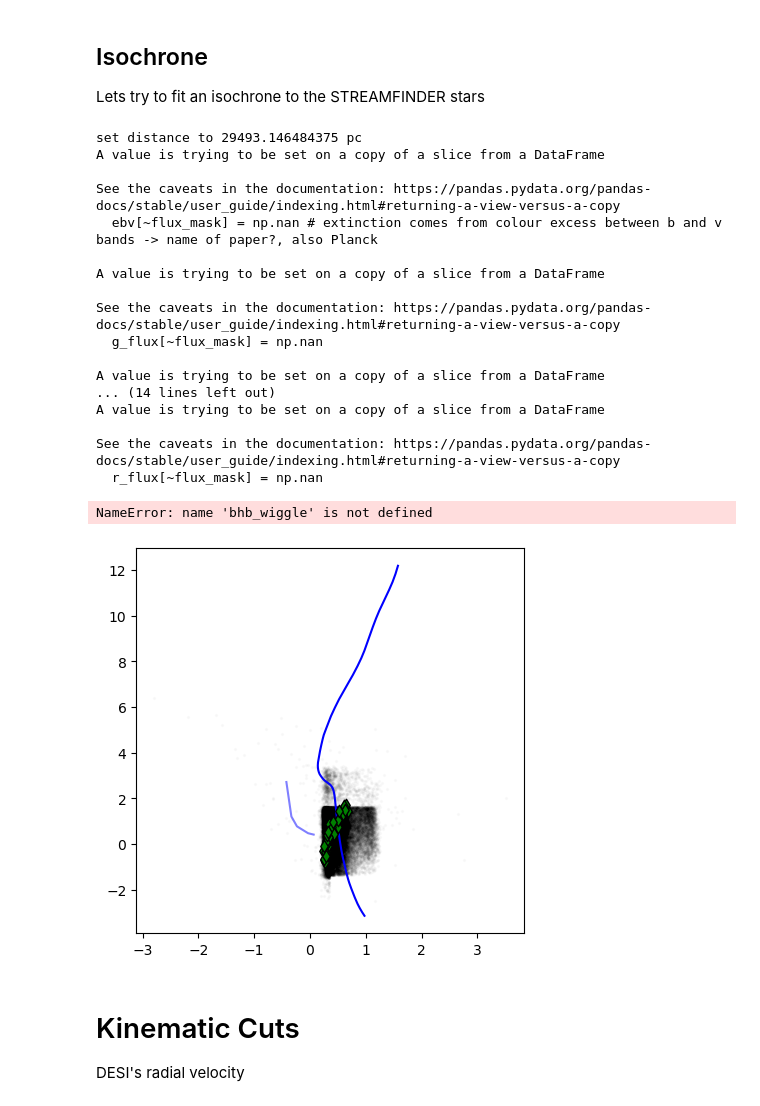
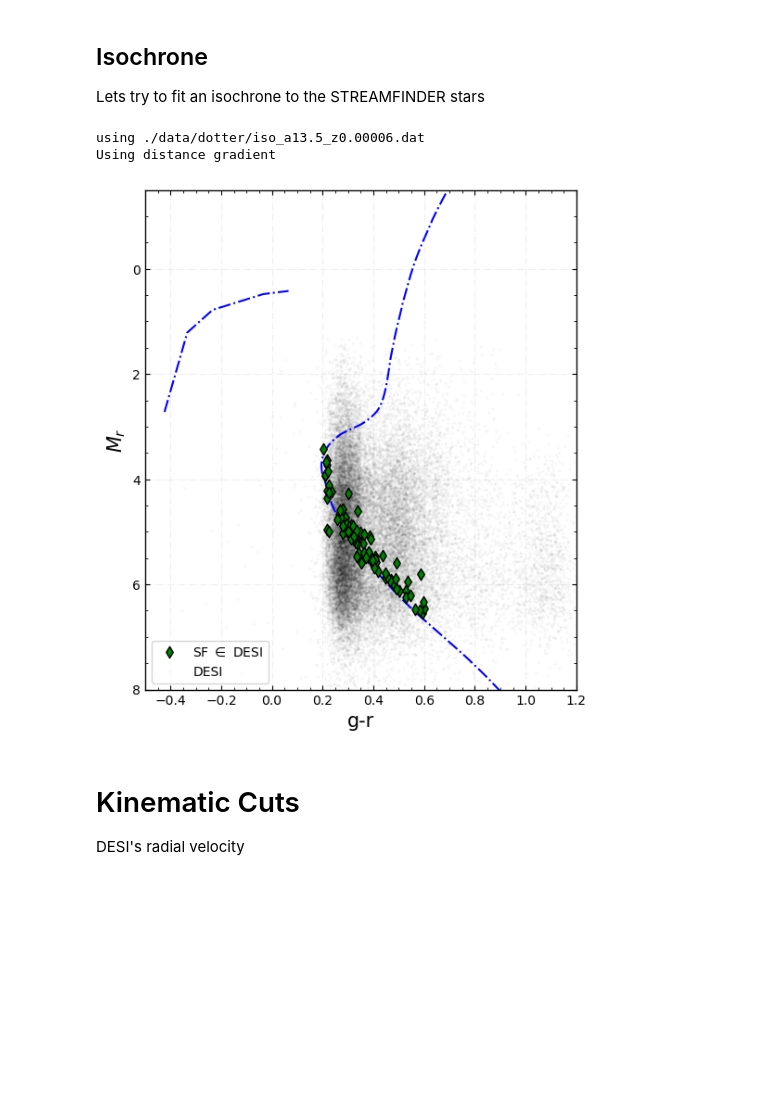
Before and after one commit to nassmohammed/DESI-DR1_streamTutorial, a Jupyter notebook: streamTutorial.ipynb, the cells around one changed output. Cells and saved outputs as stored; diff of their text form; code cells hidden in the pictures; blank space fills up the shorter version.

Commit message:
iso plotting

```diff
--- a/streamTutorial.ipynb
+++ b/streamTutorial.ipynb
@@ -74,8 +73,8 @@ del SoI
 importlib.reload(stream_funcs)
 
 #-----------------------#
-streamName= 'Slidr-I24' #'Sylgr-I21'
-streamNo=39 # 42
+streamName= 'Sylgr-I21'
+streamNo= 42
 #-----------------------#
 
 importlib.reload(st)
@@ -252,7 +231,7 @@ ax.legend()
 Now lets trim stars that are too metal rich!
 # %%
 #-----------------------#
-feh_cut = -0.5 # [dex]
+feh_cut = -1 # [dex]
 #-----------------------#
 
 selection_fine.add_mask(name='feh',
@@ -288,30 +268,14 @@ Stars only in SF3: 283
 
 Lets try to fit an isochrone to the STREAMFINDER stars
 # %%
-trimmed_stream.isochrone(metallicity, age=10.5)
+trimmed_stream.isochrone(metallicity, age=13.5)
 # %% [output]
-set distance to 29493.146484375 pc
-A value is trying to be set on a copy of a slice from a DataFrame
-
-See the caveats in the documentation: https://pandas.pydata.org/pandas-docs/stable/user_guide/indexing.html#returning-a-view-versus-a-copy
-  ebv[~flux_mask] = np.nan # extinction comes from colour excess between b and v bands -> name of paper?, also Planck
-
-A value is trying to be set on a copy of a slice from a DataFrame
-
-See the caveats in the documentation: https://pandas.pydata.org/pandas-docs/stable/user_guide/indexing.html#returning-a-view-versus-a-copy
-  g_flux[~flux_mask] = np.nan
-
-A value is trying to be set on a copy of a slice from a DataFrame
-... (14 lines left out)
-A value is trying to be set on a copy of a slice from a DataFrame
-
-See the caveats in the documentation: https://pandas.pydata.org/pandas-docs/stable/user_guide/indexing.html#returning-a-view-versus-a-copy
-  r_flux[~flux_mask] = np.nan
+using ./data/dotter/iso_a13.5_z0.00006.dat
+Using distance gradient
 # %%
-plt_trim.iso_plot()
+plt_trim.iso_plot(background=True, showStream=True, absolute=True) # use distance gradient if available
 # %% [output]
-NameError: name 'bhb_wiggle' is not defined
-[figure, old version]
+[figure, new version]
 # %% [markdown]
 # Kinematic Cuts
 
```
Also changed, not shown: parts of 18 cells of this notebook, 2 other files.
